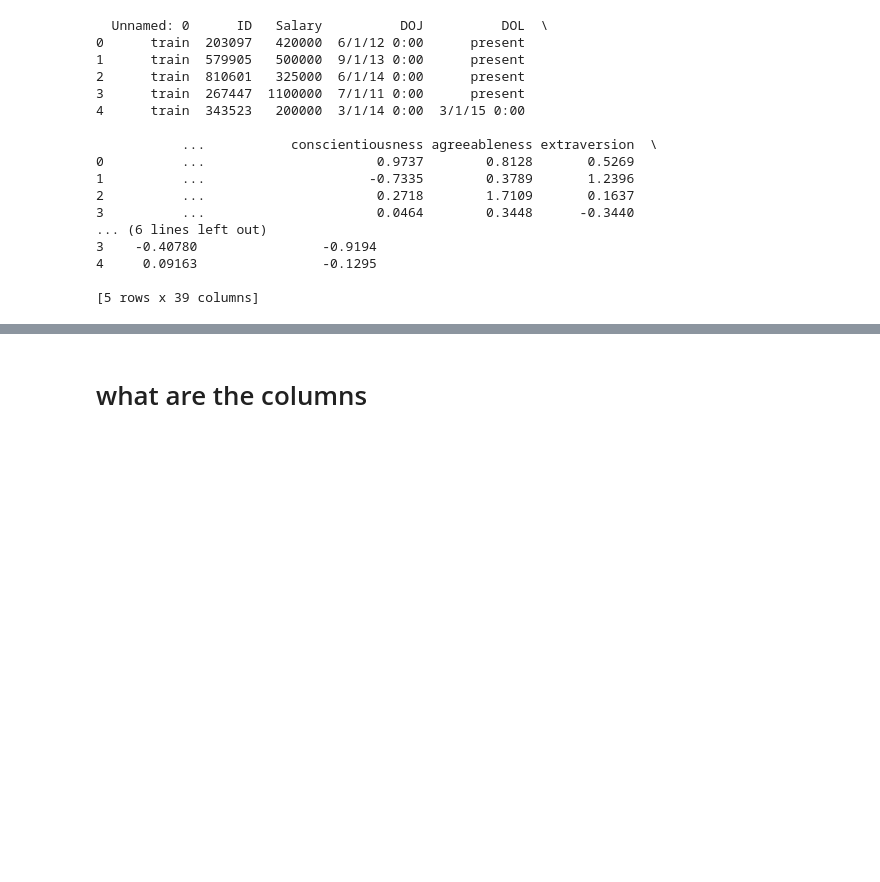
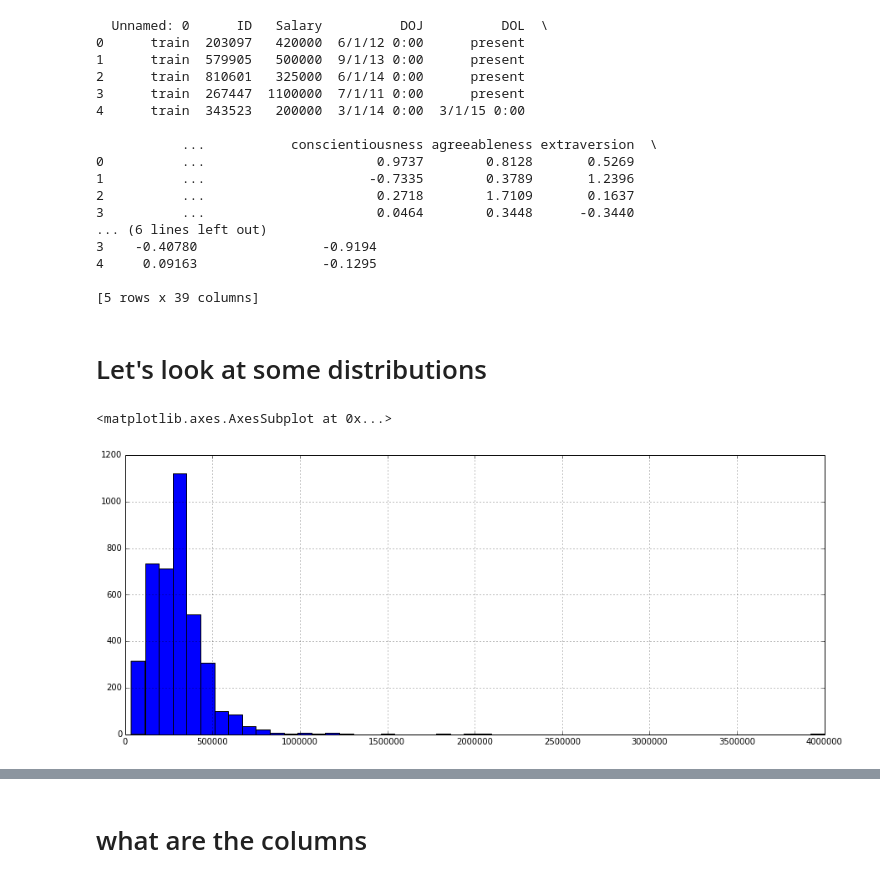
Before and after one commit to sijanonly/pandas-and-scikit-handson, a Jupyter notebook: pandas-handson/06. Labour Market Analysis - 1.ipynb, the cells around one changed output, grey strips where cells are left out. Saved outputs shown, nothing was run; the diff lists cells and outputs as text; code cells hidden in the pictures; blank space fills up the shorter version.

```diff
--- a/pandas-handson/06. Labour Market Analysis - 1.ipynb
+++ b/pandas-handson/06. Labour Market Analysis - 1.ipynb
@@ -58,3 +115,11 @@ labour_data.head()
 4     0.09163                -0.1295
 
 [5 rows x 39 columns]
+# %% [markdown]
+# Let's look at some distributions
+# %%
+plt.figure(num=None, figsize=(15, 6), dpi=80, facecolor='w', edgecolor='k')
+labour_data['Salary'].hist(bins=50)
+# %% [output]
+<matplotlib.axes.AxesSubplot at 0x...>
+[figure, added]
```
Also changed, not shown: parts of 16 cells of this notebook, 1 other file.
